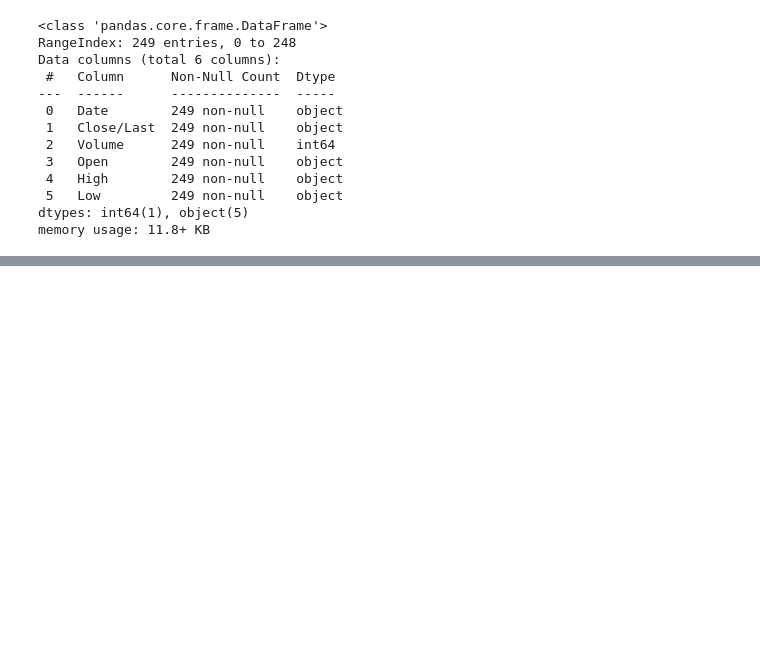
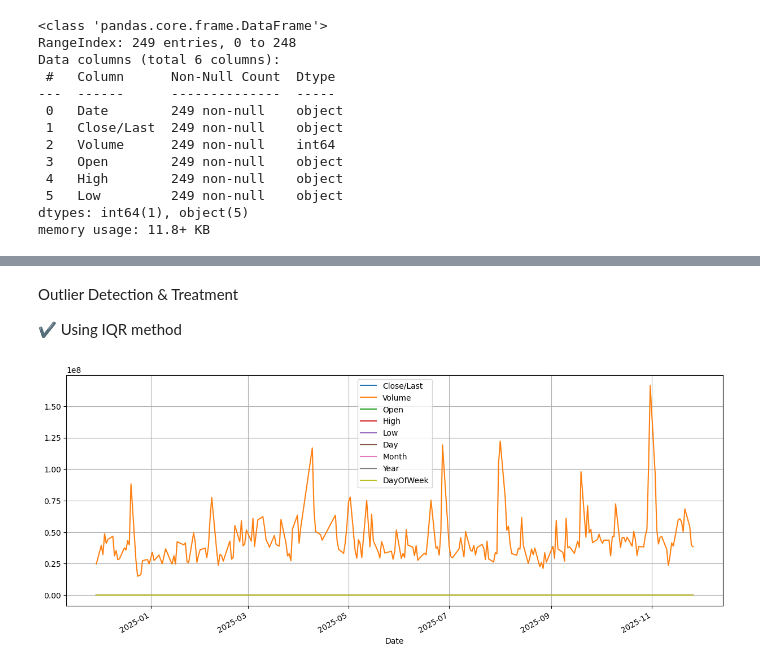
Before and after one commit to meghana2343/ADS-Project, a Jupyter notebook: stockprediction.ipynb, the cells around one changed output, grey strips where cells are left out. Cells and saved outputs as stored; diff of their text form; code cells hidden in the pictures; blank space fills up the shorter version.

```diff
--- a/stockprediction.ipynb
+++ b/stockprediction.ipynb
@@ -184,0 +229,16 @@ else:
+# %% [markdown]
+Outlier Detection & Treatment
+
+✔ Using IQR method
+# %%
+Q1 = dataset['Close/Last'].quantile(0.25)
+Q3 = dataset['Close/Last'].quantile(0.75)
+IQR = Q3 - Q1
+dataset = dataset[(dataset['Close/Last'] >= Q1 - 1.5*IQR) &
+                  (dataset['Close/Last'] <= Q3 + 1.5*IQR)]
+dataset.plot(figsize=(15, 6))
+plt.legend()
+plt.grid(True)
+plt.show()
+# %% [output]
+[figure, added]
```
Also changed, not shown: parts of 120 cells of this notebook.
